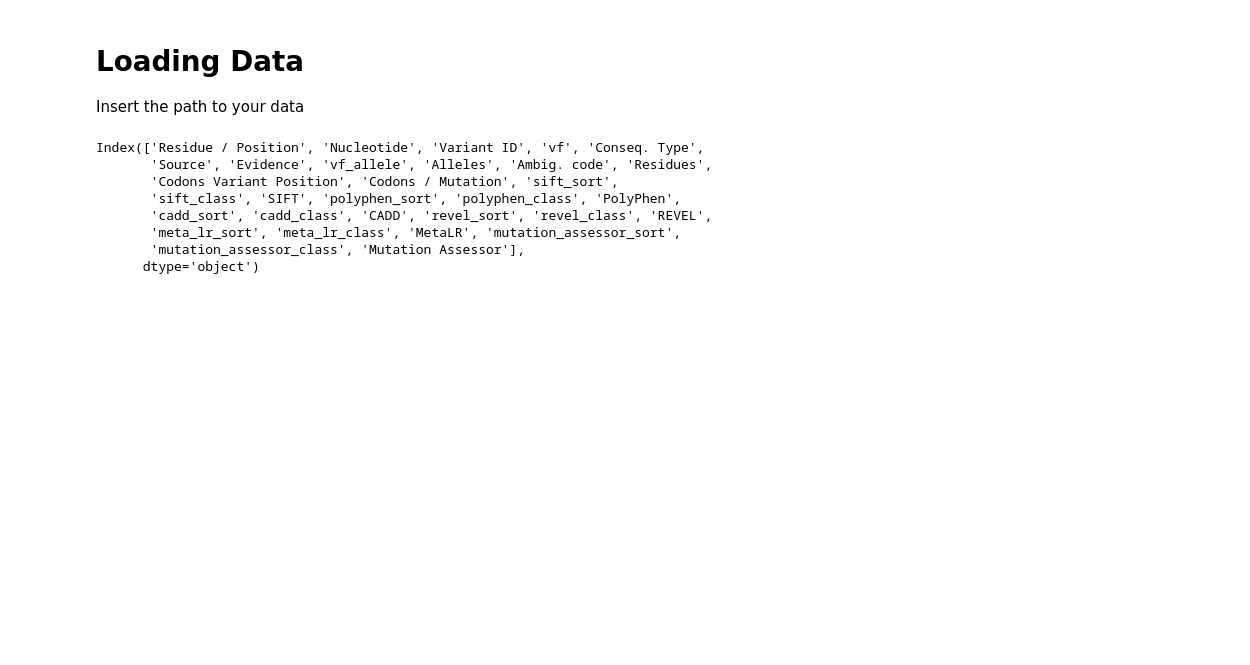
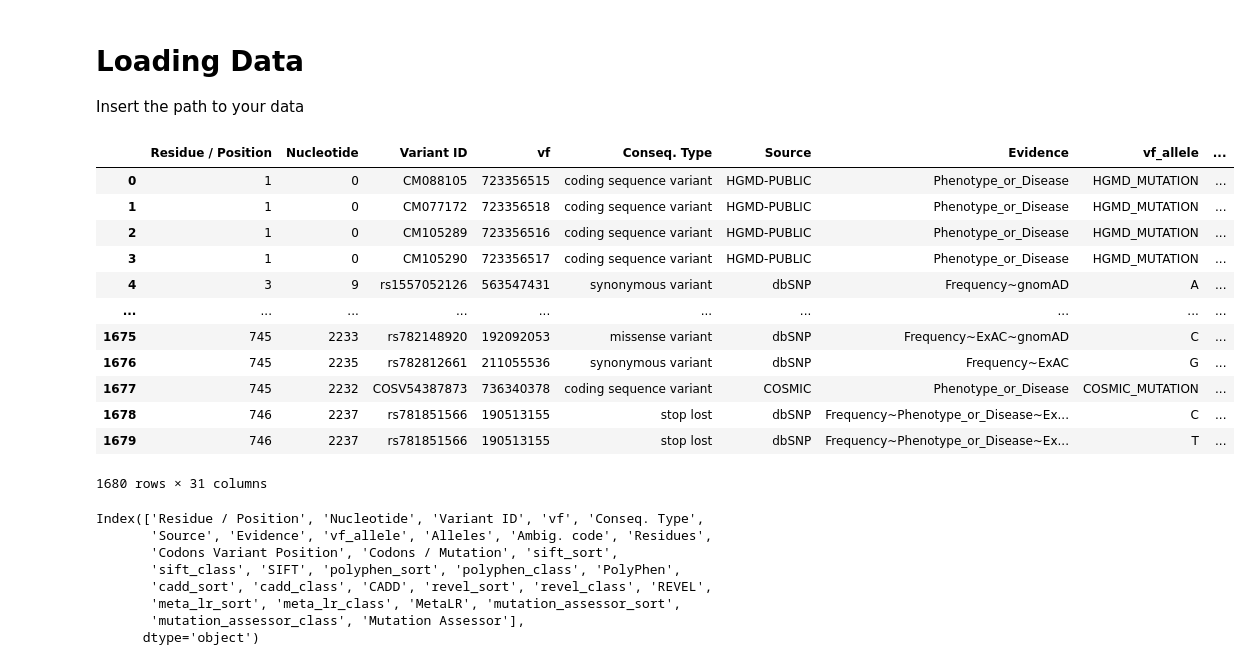
Before and after one commit to FabioRovai/DSAssignment3, a Jupyter notebook: beluu.ipynb, the cells around one changed output. Saved outputs shown, nothing was run; the diff lists cells and outputs as text; code cells hidden in the pictures; blank space fills up the shorter version.

```diff
--- a/beluu.ipynb
+++ b/beluu.ipynb
@@ -24,6 +24,21 @@ Insert the path to your data
 # %%
 
 df = pd.read_excel("/content/gen_mutation.xlsx")
+df
+# %% [output]
+|  | Residue / Position | Nucleotide | Variant ID | vf | Conseq. Type | Source | Evidence | vf_allele | ... |
+| 0 | 1 | 0 | CM088105 | 723356515 | coding sequence variant | HGMD-PUBLIC | Phenotype_or_Disease | HGMD_MUTATION | ... |
+| 1 | 1 | 0 | CM077172 | 723356518 | coding sequence variant | HGMD-PUBLIC | Phenotype_or_Disease | HGMD_MUTATION | ... |
+| 2 | 1 | 0 | CM105289 | 723356516 | coding sequence variant | HGMD-PUBLIC | Phenotype_or_Disease | HGMD_MUTATION | ... |
+| 3 | 1 | 0 | CM105290 | 723356517 | coding sequence variant | HGMD-PUBLIC | Phenotype_or_Disease | HGMD_MUTATION | ... |
+| 4 | 3 | 9 | rs1557052126 | 563547431 | synonymous variant | dbSNP | Frequency~gnomAD | A | ... |
+| ... | ... | ... | ... | ... | ... | ... | ... | ... | ... |
+| 1675 | 745 | 2233 | rs782148920 | 192092053 | missense variant | dbSNP | Frequency~ExAC~gnomAD | C | ... |
+| 1676 | 745 | 2235 | rs782812661 | 211055536 | synonymous variant | dbSNP | Frequency~ExAC | G | ... |
+| 1677 | 745 | 2232 | COSV54387873 | 736340378 | coding sequence variant | COSMIC | Phenotype_or_Disease | COSMIC_MUTATION | ... |
+| 1678 | 746 | 2237 | rs781851566 | 190513155 | stop lost | dbSNP | Frequency~Phenotype_or_Disease~Ex... | C | ... |
+| 1679 | 746 | 2237 | rs781851566 | 190513155 | stop lost | dbSNP | Frequency~Phenotype_or_Disease~Ex... | T | ... |
+1680 rows × 31 columns
 # %%
 #See columns
 df.columns
```
Also changed, not shown: parts of 1 cell of this notebook.
